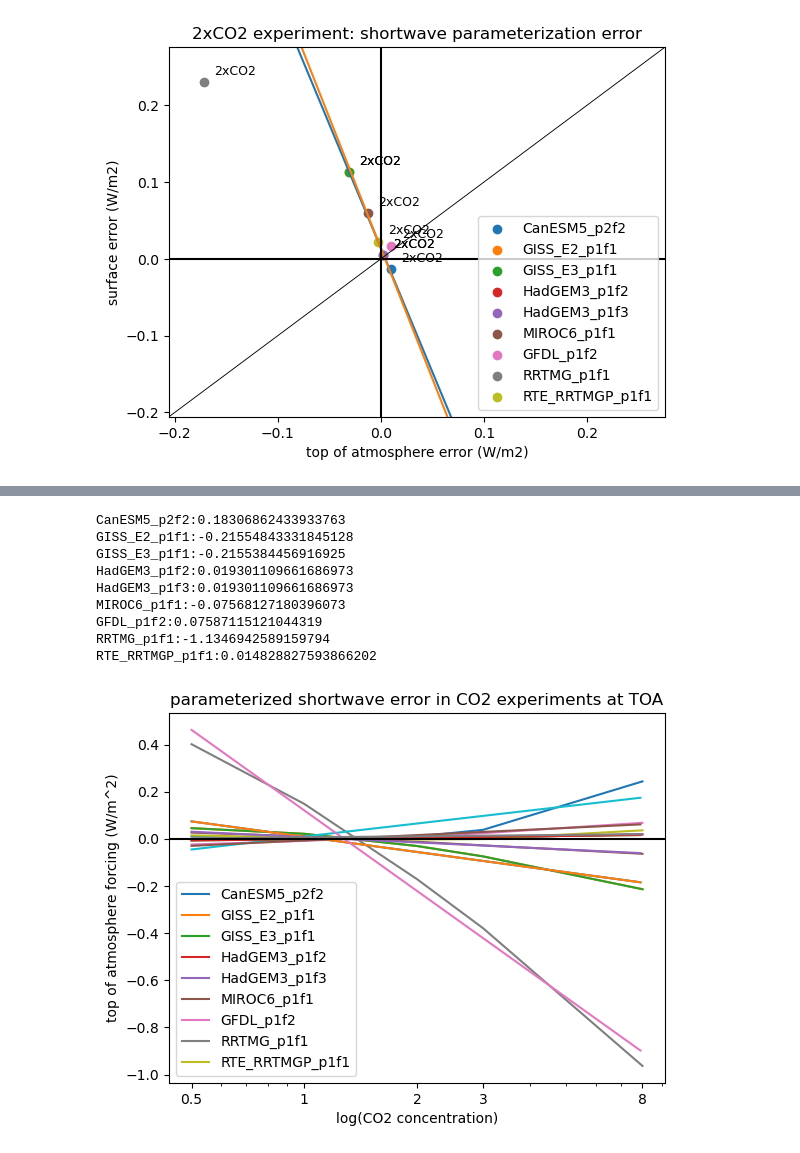
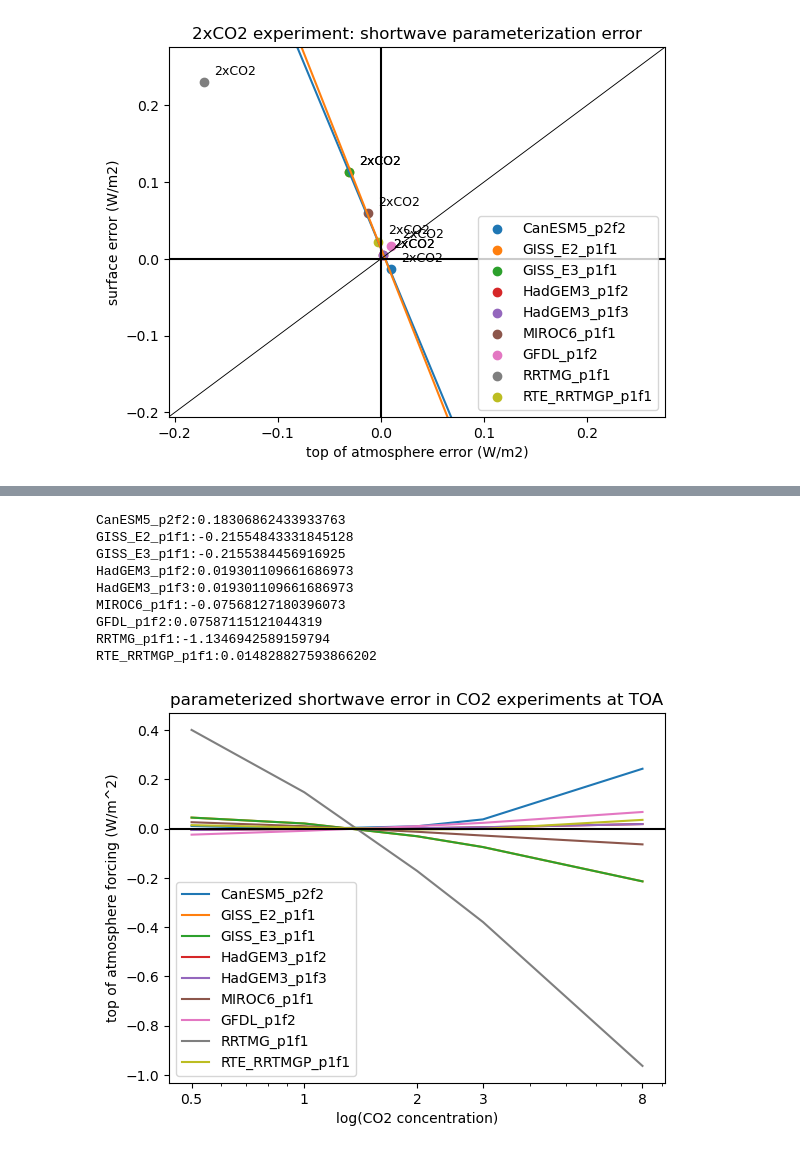
Before and after one commit to emmal01/RFMIP_CO2_analysis, a Jupyter notebook: RFMIP_final_script.ipynb, the cells around one changed output, grey strips where cells are left out. Saved outputs shown, nothing was run; the diff lists cells and outputs as text; code cells hidden in the pictures.

```diff
--- a/RFMIP_final_script.ipynb
+++ b/RFMIP_final_script.ipynb
@@ -496,33 +498,34 @@ for m in list(gbme.keys()):
     plt.plot([0.5, 1, 2, 3, 8], gbme[m].data_vars["rsn"].sel(expt=['0.5xCO2', 'PI CO2', '2xCO2', '3xCO2', '8xCO2'], level=0))
 
 #find and plot the curve of best fit
 for m in list(gbme.keys()):
     t = np.log10([0.5, 1, 2, 3, 8])
     y = gbme[m].data_vars["rsn"].sel(expt=['0.5xCO2', 'PI CO2', '2xCO2', '3xCO2', '8xCO2'], level=0)
     p = np.polyfit(t, y, 1)
-    y_fitted = p[0] * np.log10(np.arange(0.5,8,0.1)) + p[1]
-    plt.plot(np.arange(0.5,8,0.1),y_fitted)
+    y_fitted = p[0] * np.log10([0.5,1,2,3,8]) + p[1]
+#    plt.plot(np.arange(0.5,8,0.1),y_fitted)
     print(m+":"+str(p[0]))
+
 
 #scale logarithmically and label tick marks and axes
 plt.ylabel("top of atmosphere forcing (W/m^2)")
 plt.xscale('log')
 ax.set_xticks([0.5, 1, 2, 3, 8])
 ax.set_xticklabels([0.5, 1, 2, 3, 8])
 plt.xlabel("log(CO2 concentration)")
 ax.axhline(y=0, color='k')
 ax.axvline(x=0, color='k')
 plt.legend(gbme.keys())
 plt.title("parameterized shortwave error in CO2 experiments at TOA")
 plt.show()
 # %% [output]
 CanESM5_p2f2:0.18306862433933763
 GISS_E2_p1f1:-0.21554843331845128
 GISS_E3_p1f1:-0.2155384456916925
 HadGEM3_p1f2:0.019301109661686973
 HadGEM3_p1f3:0.019301109661686973
 MIROC6_p1f1:-0.07568127180396073
 GFDL_p1f2:0.07587115121044319
 RRTMG_p1f1:-1.1346942589159794
 RTE_RRTMGP_p1f1:0.014828827593866202
-[figure, old version]
+[figure, new version]
```
Also changed, not shown: parts of 6 cells of this notebook.
